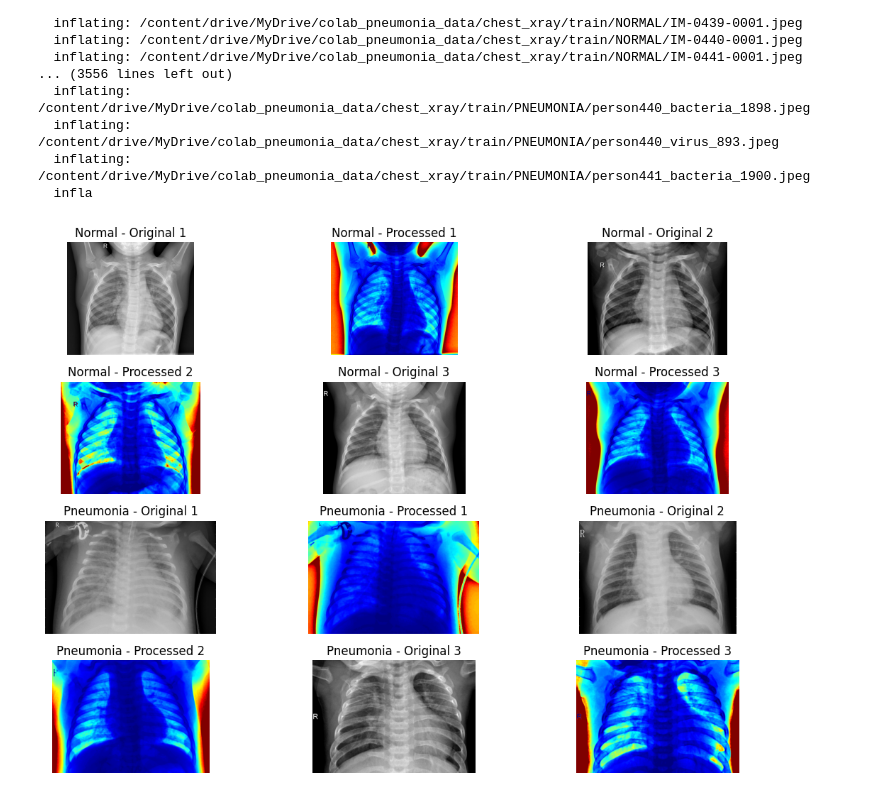
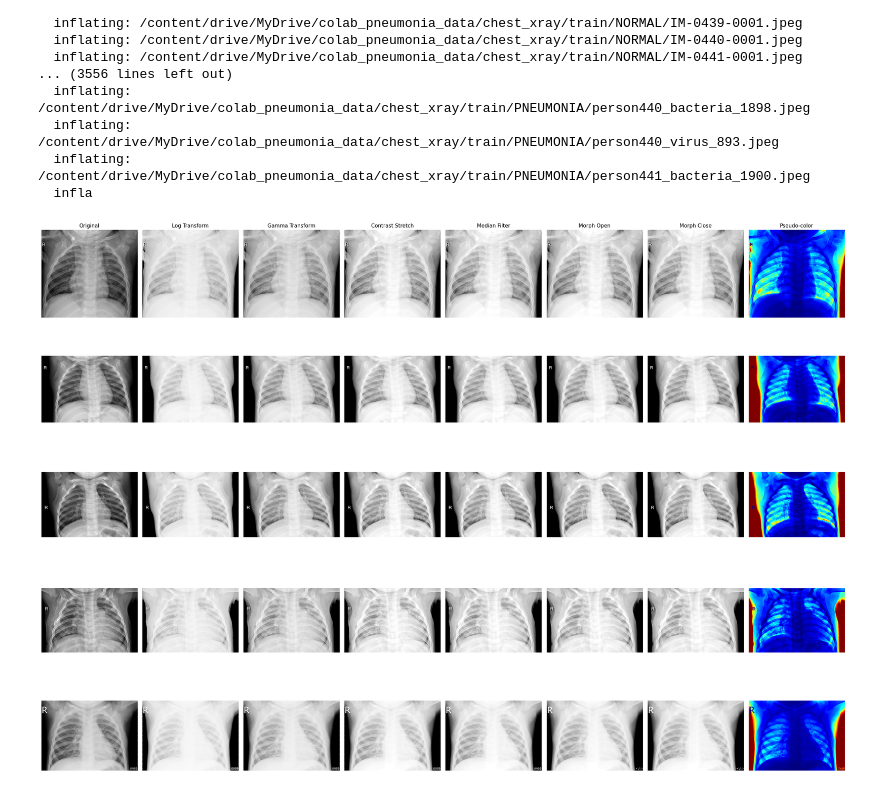
Before and after one commit to UmeshGayashan/PNEUMONIA-DETECTION-SYSTEM, a Jupyter notebook: PNEUMONIA_DETECTION_SYSTEM.ipynb, the cells around one changed output. Saved outputs shown, nothing was run; the diff lists cells and outputs as text; code cells hidden in the pictures.

```diff
--- a/PNEUMONIA_DETECTION_SYSTEM.ipynb
+++ b/PNEUMONIA_DETECTION_SYSTEM.ipynb
@@ -55,84 +55,67 @@ import numpy as np
 import matplotlib.pyplot as plt
 from glob import glob
 
-# Image Processing Functions
-
-# Spatial domain transforms
+# Image processing step functions
 def log_transform(img):
     c = 255 / np.log1p(np.max(img))
     return (c * np.log1p(img)).astype(np.uint8)
 
 def gamma_transform(img, gamma=2.0):
     norm_img = img / 255.0
-    return (255 * norm_img ** gamma).astype(np.uint8)
+    img_gamma = (255 * norm_img ** gamma)
+    return np.uint8(np.clip(img_gamma, 0, 255))
 
 def contrast_stretch(img):
     p2, p98 = np.percentile(img, (2, 98))
     img_rescale = np.clip((img - p2) * 255 / (p98 - p2), 0, 255)
     return img_rescale.astype(np.uint8)
 
 def median_filter(img):
     return cv2.medianBlur(img, 5)
 
-# Morphological operations
 def morph_open(img):
     kernel = cv2.getStructuringElement(cv2.MORPH_ELLIPSE, (5,5))
     return cv2.morphologyEx(img, cv2.MORPH_OPEN, kernel)
 
 def morph_close(img):
     kernel = cv2.getStructuringElement(cv2.MORPH_ELLIPSE, (5,5))
     return cv2.morphologyEx(img, cv2.MORPH_CLOSE, kernel)
 
-# Color processing (pseudo-color)
 def pseudo_color(img):
     return cv2.applyColorMap(img, cv2.COLORMAP_JET)
 
-# Full preprocessing pipeline
-def preprocess_image(img_path):
-    img = cv2.imread(img_path, cv2.IMREAD_GRAYSCALE)
-    img_log = log_transform(img)
-    img_gamma = gamma_transform(img_log)
-    img_contrast = contrast_stretch(img_gamma)
-    img_median = median_filter(img_contrast)
-    img_open = morph_open(img_median)
-    img_close = morph_close(img_open)
-    img_color = pseudo_color(img_close)
-    return img, img_color  # Return both original and processed
-
-# Assume drive_data_path is set and drive is mounted
+# You may change this to five normal, five pneumonia, or a mix of both
 normal_folder = f"{drive_data_path}/chest_xray/train/NORMAL"
 pneumonia_folder = f"{drive_data_path}/chest_xray/train/PNEUMONIA"
+image_paths = glob(normal_folder + "/*.jpeg")[:3] + glob(pneumonia_folder + "/*.jpeg")[:2]
 
-normal_images = glob(normal_folder + "/*.jpeg")[:3]
-pneumonia_images = glob(pneumonia_folder + "/*.jpeg")[:3]
+step_names = [
+    "Original", "Log Transform", "Gamma Transform", "Contrast Stretch",
+    "Median Filter", "Morph Open", "Morph Close", "Pseudo-color"
+]
 
-plt.figure(figsize=(12, 8))
+plt.figure(figsize=(24,18))
 
-for i, img_path in enumerate(normal_images):
-    base_img, processed_img = preprocess_image(img_path)
-    plt.subplot(4, 3, i*2 + 1)
-    plt.imshow(base_img, cmap='gray')
-    plt.title(f"Normal - Original {i+1}")
-    plt.axis('off')
+for idx, img_path in enumerate(image_paths):
+    img = cv2.imread(img_path, cv2.IMREAD_GRAYSCALE)
+    imgs = [img]
+    imgs.append(log_transform(img))
+    imgs.append(gamma_transform(imgs[-1], gamma=2.0))
+    imgs.append(contrast_stretch(imgs[-1]))
+    imgs.append(median_filter(imgs[-1]))
+    imgs.append(morph_open(imgs[-1]))
+    imgs.append(morph_close(imgs[-1]))
+    imgs.append(pseudo_color(imgs[-1]))
 
-    plt.subplot(4, 3, i*2 + 2)
-    plt.imshow(processed_img)
-    plt.title(f"Normal - Processed {i+1}")
-    plt.axis('off')
-
-for i, img_path in enumerate(pneumonia_images):
-    base_img, processed_img = preprocess_image(img_path)
-    plt.subplot(4, 3, 6 + i*2 + 1)
-    plt.imshow(base_img, cmap='gray')
-    plt.title(f"Pneumonia - Original {i+1}")
-    plt.axis('off')
-
-    plt.subplot(4, 3, 6 + i*2 + 2)
-    plt.imshow(processed_img)
-    plt.title(f"Pneumonia - Processed {i+1}")
-    plt.axis('off')
+    for j, im in enumerate(imgs):
+        plt.subplot(len(image_paths), len(imgs), idx * len(imgs) + j + 1)
+        plt.imshow(im if j==7 else im, cmap=None if j==7 else 'gray')
+        # Display step names only on top row
+        if idx == 0:
+            plt.title(step_names[j], fontsize=11)
+        plt.axis('off')
 
 plt.tight_layout()
 plt.show()
 # %% [output]
-[figure, old version]
+[figure, new version]
```
Also changed, not shown: parts of 1 cell of this notebook.
